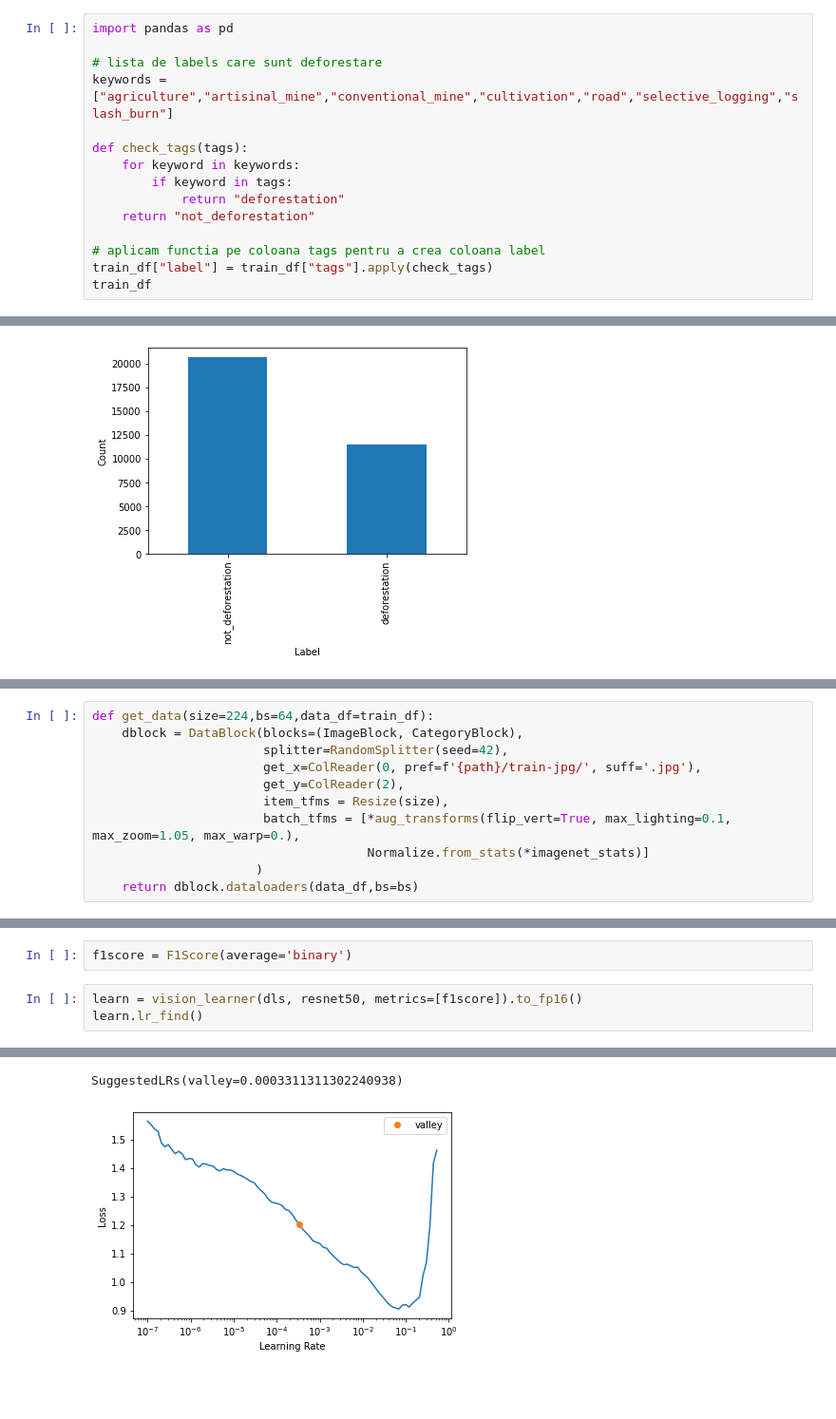
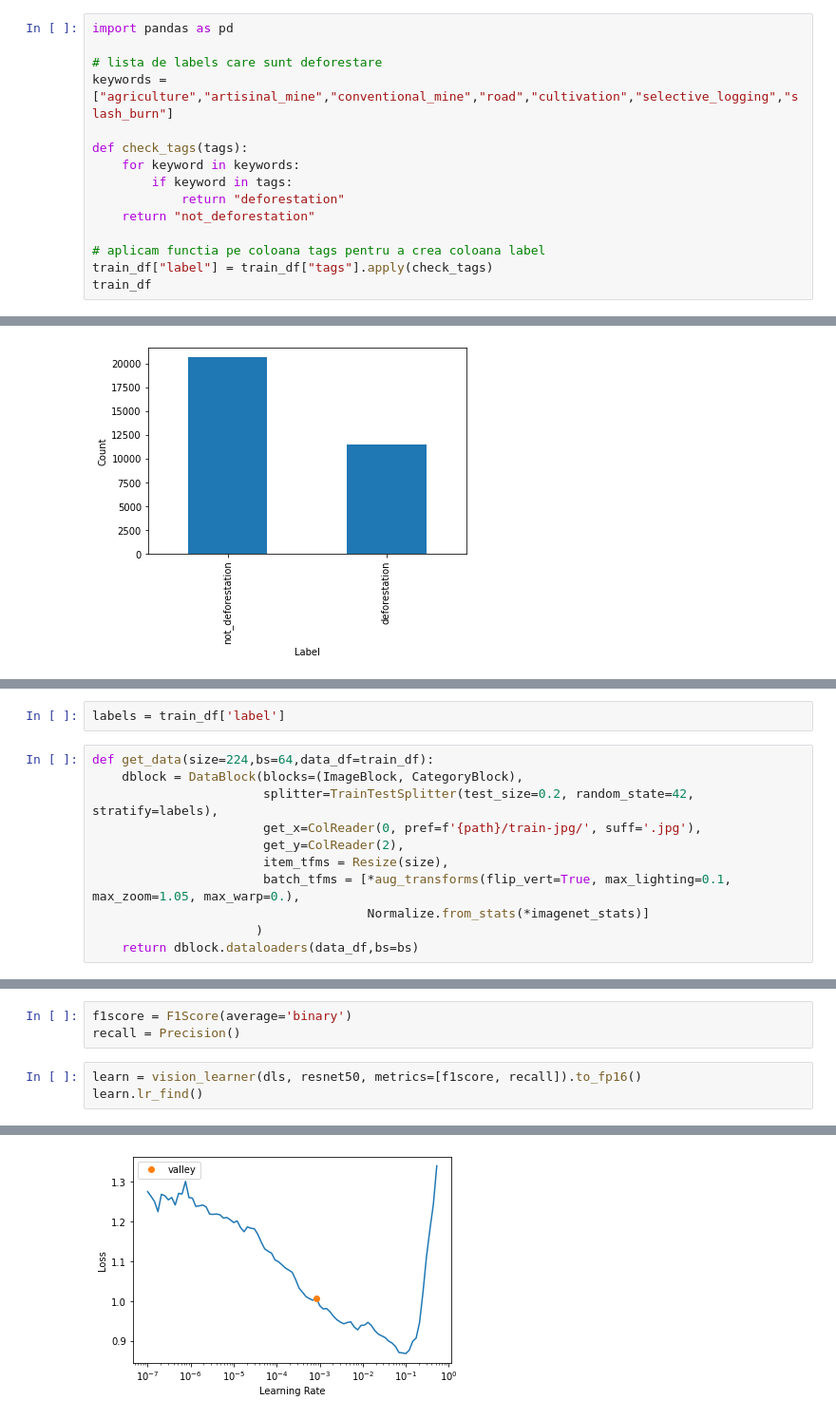
Before and after one commit to LucianCotolan/satellite-image-deforestation, a Jupyter notebook: modelling/training_resnet.ipynb, the cells around one changed output, grey strips where cells are left out. Shown at 95% size. Cells and saved outputs as stored; diff of their text form; blank space fills up the shorter version.

```diff
--- a/modelling/training_resnet.ipynb
+++ b/modelling/training_resnet.ipynb
@@ -78,7 +84,7 @@ train_df.drop(train_df[train_df["tags"].str.contains("haze")].index, inplace=Tru
 import pandas as pd
 
 # lista de labels care sunt deforestare
-keywords = ["agriculture","artisinal_mine","conventional_mine","cultivation","road","selective_logging","slash_burn"]
+keywords = ["agriculture","artisinal_mine","conventional_mine","road","cultivation","selective_logging","slash_burn"]
 
 def check_tags(tags):
     for keyword in keywords:
@@ -116,7 +128,9 @@ plt.show()
+# %%
+labels = train_df['label']
 # %%
 def get_data(size=224,bs=64,data_df=train_df):
     dblock = DataBlock(blocks=(ImageBlock, CategoryBlock),
-                       splitter=RandomSplitter(seed=42),
+                       splitter=TrainTestSplitter(test_size=0.2, random_state=42, stratify=labels),
                        get_x=ColReader(0, pref=f'{path}/train-jpg/', suff='.jpg'),
                        get_y=ColReader(2),
                        item_tfms = Resize(size),
@@ -132,6 +146,7 @@ dls.show_batch()
 # %%
 f1score = F1Score(average='binary')
+recall = Precision()
 # %%
-learn = vision_learner(dls, resnet50, metrics=[f1score]).to_fp16()
+learn = vision_learner(dls, resnet50, metrics=[f1score, recall]).to_fp16()
 learn.lr_find()
 # %% [output]
@@ -140,3 +155,2 @@ Downloading: "https://download.pytorch.org/models/resnet50-0676ba61.pth" to /roo
-SuggestedLRs(valley=0.0003311311302240938)
-[figure, old version]
+[figure, new version]
 # %%
```
Also changed, not shown: parts of 31 cells of this notebook, 7 other files.
